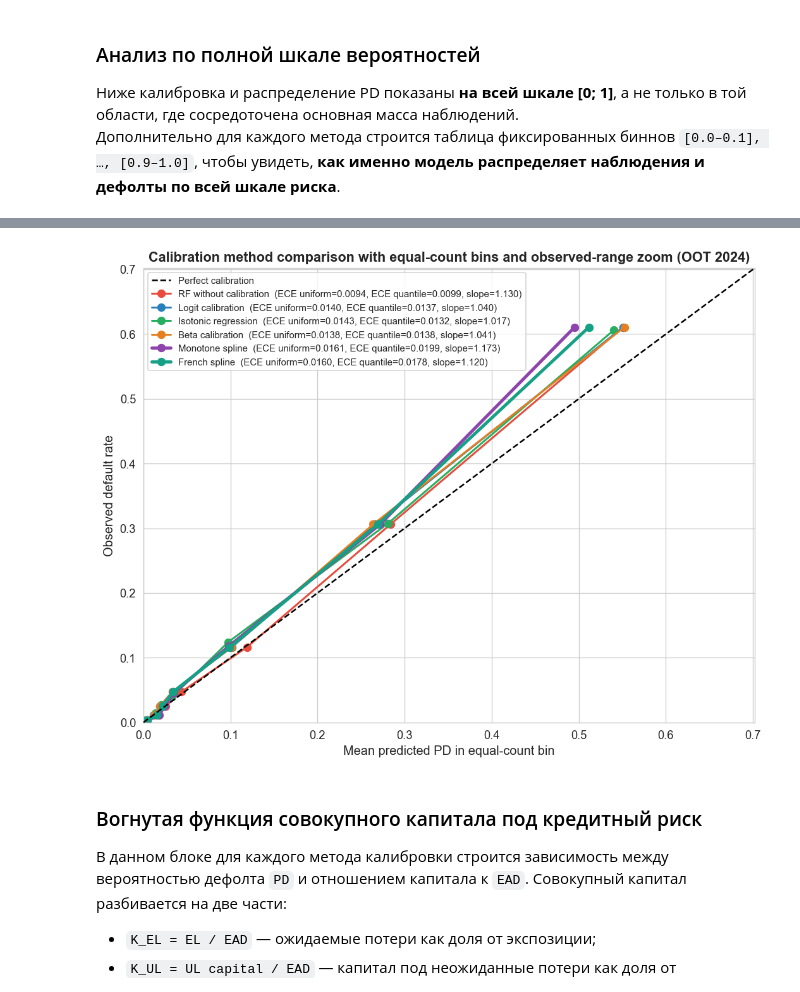
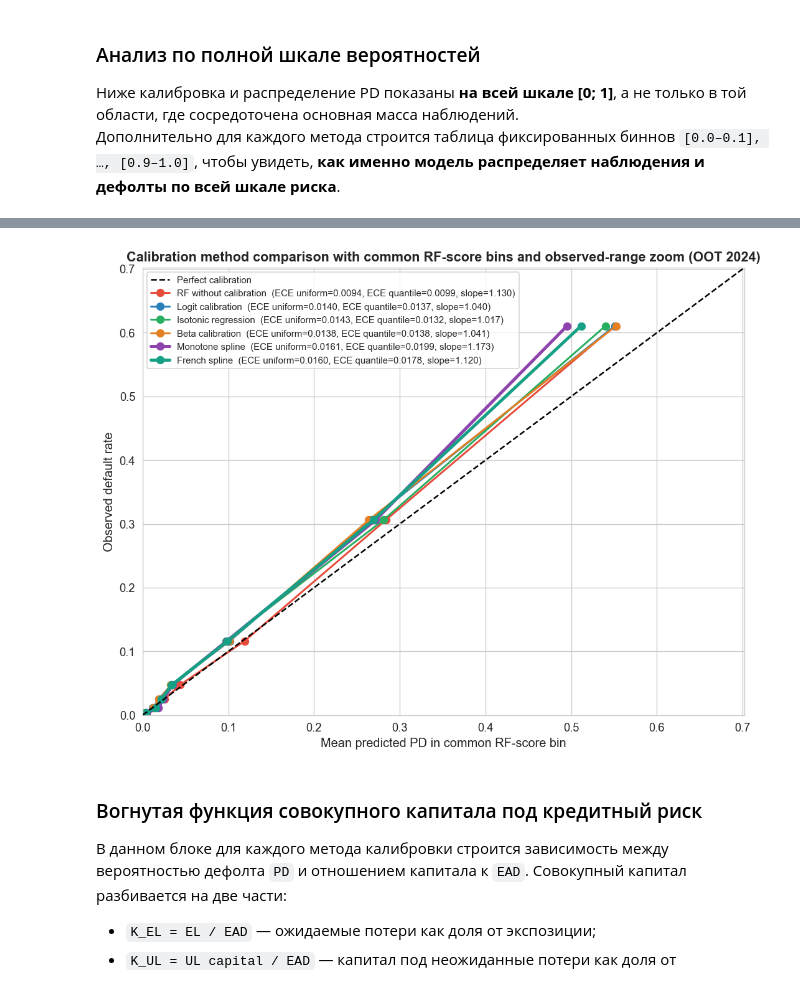
Before and after one commit to ddudenko275-boop/ColebrationTedo, a Jupyter notebook: notebooks/pd_calibration.ipynb, the cells around one changed output, grey strips where cells are left out. Drawn from its saved outputs; the diff is of its cells as text; code cells hidden in the pictures.

Commit message:
Compare calibration plots on common score bins

```diff
--- a/notebooks/pd_calibration.ipynb
+++ b/notebooks/pd_calibration.ipynb
@@ -2094,6 +2094,7 @@ for i, (name, probs) in enumerate(all_methods.items()):
         n_bins=10,
         strategy="ordinal",
         min_count=MIN_RELIABILITY_BIN_N,
+        sort_by=scores_test,
     )
     plot_table = curve_table.loc[~curve_table["is_sparse"]].copy()
     m = summary_metrics(y_test.values, probs)
@@ -2138,7 +2139,7 @@ for i, (name, probs) in enumerate(all_methods.items()):
         f'Slope={m["cal_slope"]:.3f} | HL p={m["hl_p_value"]:.3f}'
     )
     ax.set_title(f"{name}\n{subtitle}", fontsize=10)
-    ax.set_xlabel("Mean predicted PD in equal-count bin")
+    ax.set_xlabel("Mean predicted PD in common RF-score bin")
     ax.set_ylabel("Observed default rate")
     x_max = max(0.15, float(np.nanmax(plot_table["avg_pd"])) * 1.15)
     y_max = max(0.15, float(np.nanmax(plot_table["default_rate"])) * 1.15)
@@ -2150,14 +2151,14 @@ for j in range(i + 1, len(axes)):
     axes[j].axis("off")
 
 plt.suptitle(
-    "Reliability diagrams with equal-count bins and observed-range zoom (OOT 2024)",
+    "Reliability diagrams with common RF-score bins and observed-range zoom (OOT 2024)",
     fontsize=13,
     fontweight="bold",
 )
 plt.tight_layout()
 plt.show()
 
-print("Fixed-bin diagnostics on the full [0, 1] scale. This table is for tail diagnostics, not for the connected reliability curve:")
+print("Fixed-bin diagnostics on the full [0, 1] scale. Reliability curves above use common RF-score bins for fair method comparison:")
 for name, probs in all_methods.items():
     print()
     print("=" * 90)
@@ -2194,36 +2195,37 @@ ax.plot([0, 1], [0, 1], "k--", lw=1.5, label="Perfect calibration", zorder=5)
 
 for (name, probs), color in zip(all_methods.items(), COLORS):
     curve_table = calibration_bin_table(
         y_test.values,
         probs,
         n_bins=10,
         strategy="ordinal",
         min_count=MIN_RELIABILITY_BIN_N,
+        sort_by=scores_test,
     )
     plot_table = curve_table.loc[~curve_table["is_sparse"]].copy()
     m = summary_metrics(y_test.values, probs)
     lw = 3.0 if "spline" in name.lower() else 1.8
     label = f"{name}  (ECE uniform={m['ece_uniform']:.4f}, ECE quantile={m['ece_quantile']:.4f}, slope={m['cal_slope']:.3f})"
     ax.plot(plot_table["avg_pd"], plot_table["default_rate"], "o-", color=color, lw=lw, ms=7, label=label)
 
 all_curve_pd = []
 all_curve_dr = []
 for probs in all_methods.values():
     tmp = calibration_bin_table(y_test.values, probs, n_bins=10, strategy="ordinal", min_count=MIN_RELIABILITY_BIN_N)
     tmp = tmp.loc[~tmp["is_sparse"]]
     all_curve_pd.extend(tmp["avg_pd"].tolist())
     all_curve_dr.extend(tmp["default_rate"].tolist())
 axis_max = min(1.0, max(0.15, np.nanmax(all_curve_pd) * 1.15, np.nanmax(all_curve_dr) * 1.15))
 ax.set_xlim(0, axis_max)
 ax.set_ylim(0, axis_max)
-ax.set_xlabel("Mean predicted PD in equal-count bin", fontsize=12)
+ax.set_xlabel("Mean predicted PD in common RF-score bin", fontsize=12)
 ax.set_ylabel("Observed default rate", fontsize=12)
-ax.set_title("Calibration method comparison with equal-count bins and observed-range zoom (OOT 2024)", fontsize=13, fontweight="bold")
+ax.set_title("Calibration method comparison with common RF-score bins and observed-range zoom (OOT 2024)", fontsize=13, fontweight="bold")
 ax.legend(loc="upper left", fontsize=9)
 plt.tight_layout()
 plt.show()
 # %% [output]
-[figure, old version]
+[figure, new version]
 # %% [markdown]
 ### Вогнутая функция совокупного капитала под кредитный риск
 
```
Also changed, not shown: parts of 3 cells of this notebook, 2 other files.
